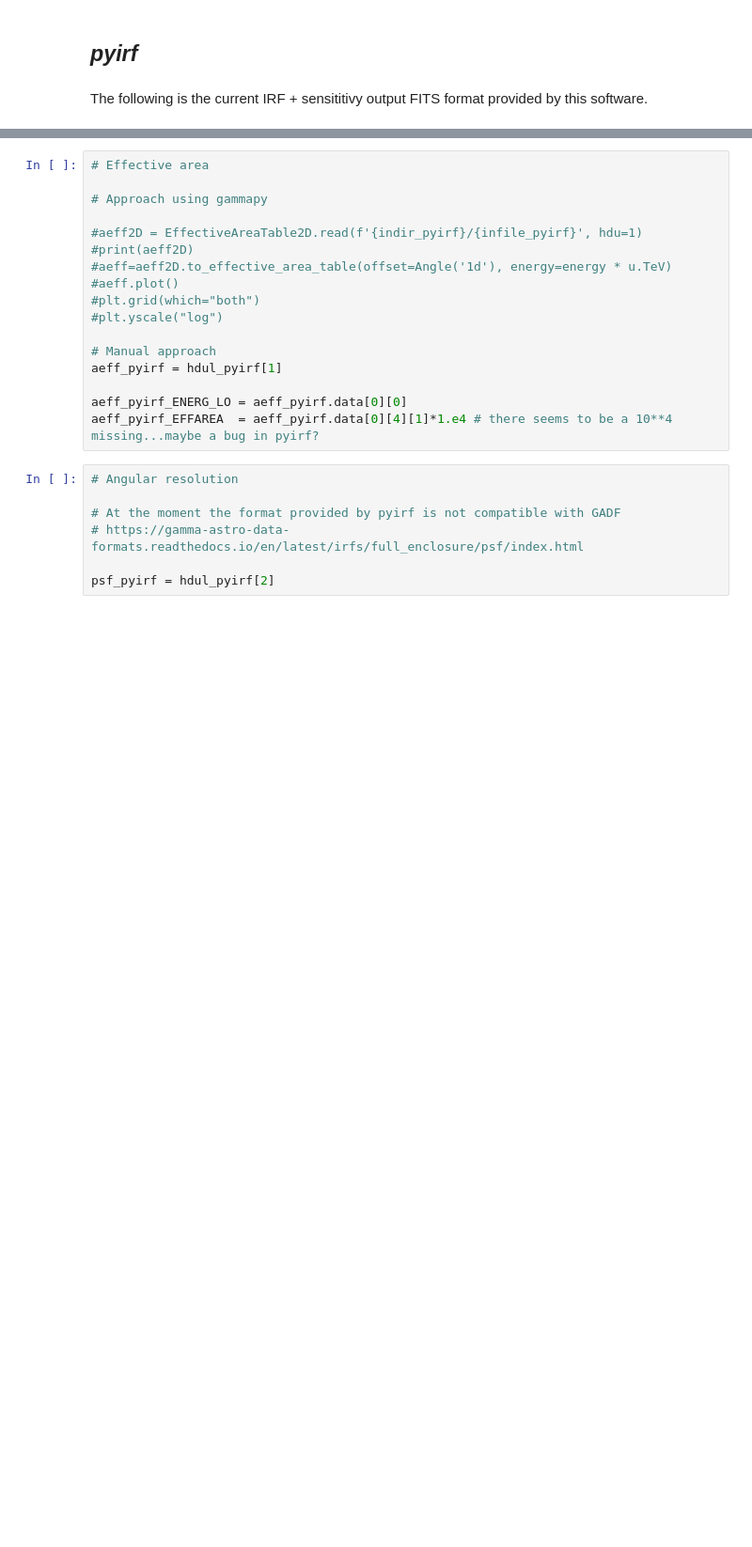
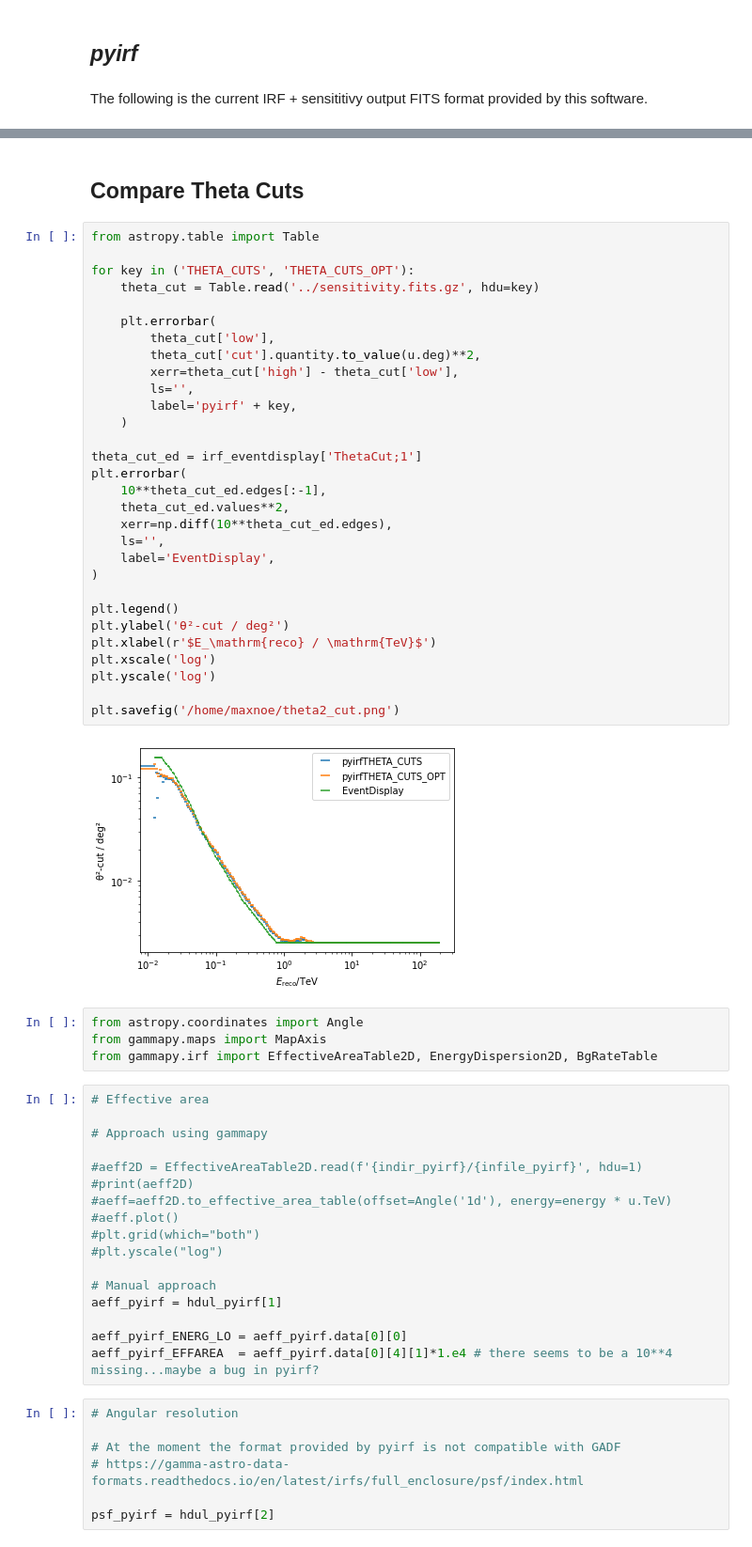
Before and after one commit to cta-observatory/pyirf, a Jupyter notebook: notebooks/comparison_with_EventDisplay.ipynb, the cells around one changed output, grey strips where cells are left out. Shown: that part at 94% size. Drawn from its saved outputs; the diff is of its cells as text; blank space fills up the shorter version.

```diff
--- a/notebooks/comparison_with_EventDisplay.ipynb
+++ b/notebooks/comparison_with_EventDisplay.ipynb
@@ -111,3 +163,41 @@ To produce the following plots I use a mix of these two approaches as example, b
+# %% [markdown]
+## Compare Theta Cuts
+# %%
+from astropy.table import Table
+
+for key in ('THETA_CUTS', 'THETA_CUTS_OPT'):
+    theta_cut = Table.read('../sensitivity.fits.gz', hdu=key)
+
+    plt.errorbar(
+        theta_cut['low'],
+        theta_cut['cut'].quantity.to_value(u.deg)**2,
+        xerr=theta_cut['high'] - theta_cut['low'],
+        ls='',
+        label='pyirf' + key,
+    )
+
+theta_cut_ed = irf_eventdisplay['ThetaCut;1']
+plt.errorbar(
+    10**theta_cut_ed.edges[:-1],
+    theta_cut_ed.values**2,
+    xerr=np.diff(10**theta_cut_ed.edges),
+    ls='',
+    label='EventDisplay',
+)
+
+plt.legend()
+plt.ylabel('θ²-cut / deg²')
+plt.xlabel(r'$E_\mathrm{reco} / \mathrm{TeV}$')
+plt.xscale('log')
+plt.yscale('log')
+
+plt.savefig('/home/maxnoe/theta2_cut.png')
+# %% [output]
+[figure, added]
+# %%
+from astropy.coordinates import Angle
+from gammapy.maps import MapAxis
+from gammapy.irf import EffectiveAreaTable2D, EnergyDispersion2D, BgRateTable
 # %%
 # Effective area
 
```
Also changed, not shown: parts of 20 cells of this notebook, 2 other files.
